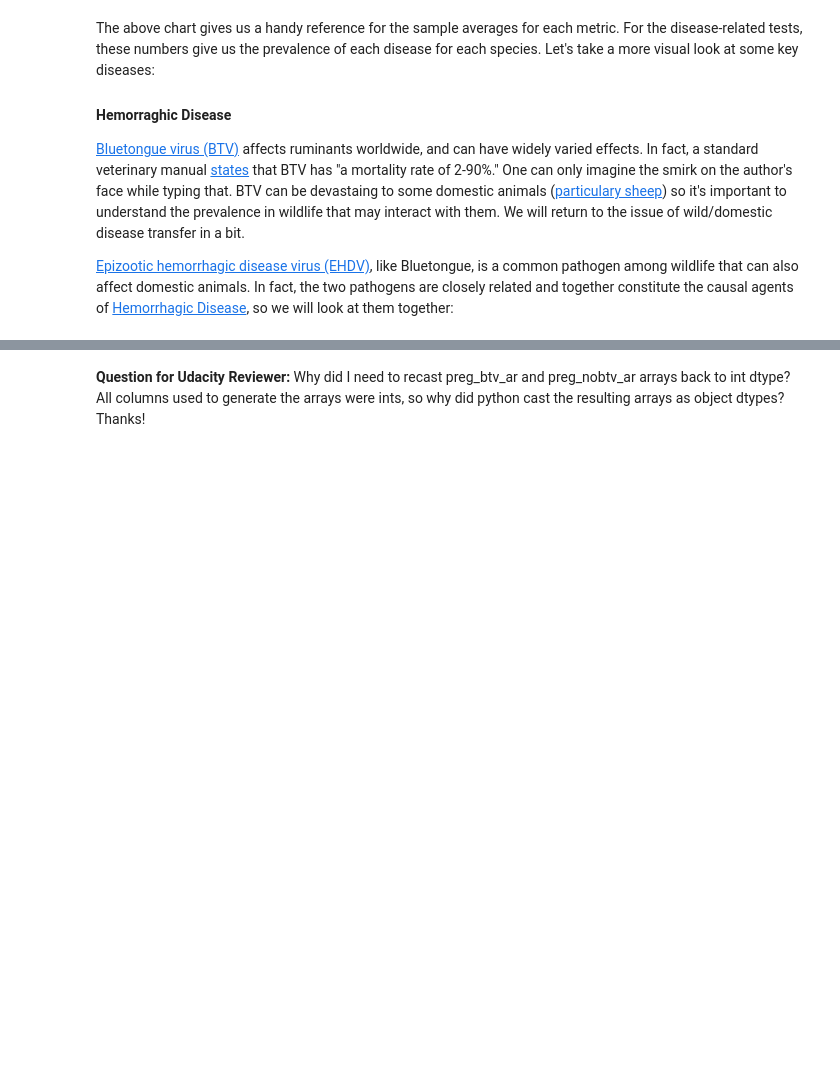
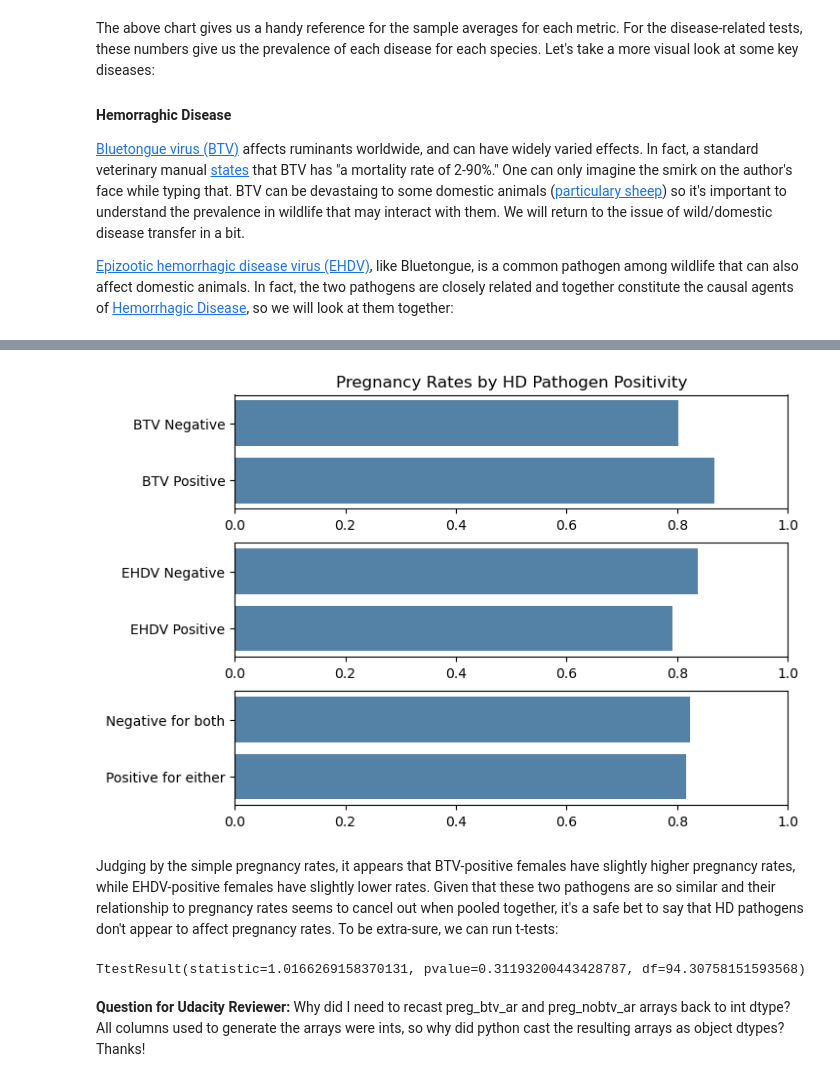
Before and after one commit to epistemetrica/utah_dwr_python, a Jupyter notebook: wildlife_disease.ipynb, the cells around one changed output, grey strips where cells are left out. Drawn from its saved outputs; the diff is of its cells as text; code cells hidden in the pictures; blank space fills up the shorter version.

```diff
--- a/wildlife_disease.ipynb
+++ b/wildlife_disease.ipynb
@@ -482,9 +485,54 @@ A potential issue with bluetongue mentioned by the Utah wildlife vet is an impac
+# %%
+#build df to plot preg rate by BTV status
+btv_preg_df = btv_df[btv_df.female == 1].dropna(subset='preg_result')
+btv_preg_df = btv_preg_df.drop(columns='species')
+btv_preg_plot_df = btv_preg_df.drop(columns='sample_id').groupby('bluetongue_result', as_index=False).mean()
+btv_preg_plot_df
+
+#build df to plot preg rate by ehdv status
+ehdv_preg_df = ehdv_df[ehdv_df.female ==1].dropna(subset='preg_result')
+ehdv_preg_df = ehdv_preg_df.drop(columns='species')
+ehdv_preg_plot_df = ehdv_preg_df.drop(columns='sample_id').groupby('ehdv_result', as_index=False).mean()
+
+#build df to plot preg rates by combined HD status
+hd_preg_df = hd_df[hd_df.female ==1].dropna(subset='preg_result')
+hd_preg_df = hd_preg_df.drop(columns='species')
+hd_preg_plot_df = hd_preg_df.drop(columns='sample_id').groupby('hd_result', as_index=False).mean()
+# %%
+#plot preg rates by positivity
+fig, ax = plt.subplots(nrows=3, ncols=1)
+plt.tight_layout()
+plt.subplots_adjust(hspace=0.3)
+
+p1 = sns.barplot(data=btv_preg_plot_df, x='preg_result', y='bluetongue_result', orient='h', color='steelblue', ax=ax[0]);
+p1.set(ylabel='', xlabel='', title= 'Pregnancy Rates by HD Pathogen Positivity');
+p1.set_yticklabels(['BTV Negative', 'BTV Positive']);
+p1.set_xlim(0,1);
+
+p2 = sns.barplot(data=ehdv_preg_plot_df, x='preg_result', y='ehdv_result', orient='h', color='steelblue', ax=ax[1]);
+p2.set(ylabel='', xlabel='');
+p2.set_yticklabels(['EHDV Negative', 'EHDV Positive']);
+p2.set_xlim(0,1);
+
+p3 = sns.barplot(data=hd_preg_plot_df, x='preg_result', y='hd_result', orient='h', color='steelblue', ax=ax[2]);
+p3.set(ylabel='', xlabel='');
+p3.set_yticklabels(['Negative for both', 'Positive for either']);
+p3.set_xlim(0,1);
+# %% [output]
+[figure, added]
+# %% [markdown]
+Judging by the simple pregnancy rates, it appears that BTV-positive females have slightly higher pregnancy rates, while EHDV-positive females have slightly lower rates. Given that these two pathogens are so similar and their relationship to pregnancy rates seems to cancel out when pooled together, it's a safe bet to say that HD pathogens don't appear to affect pregnancy rates. To be extra-sure, we can run t-tests:
 # %%
+def
+
+
 preg_btv_ar = btv_preg_df.preg_result[btv_preg_df.bluetongue_result == 1].dropna().astype(int)
 preg_nobtv_ar = btv_preg_df.preg_result[btv_preg_df.bluetongue_result == 0].dropna().astype(int)
 
 #t-test
 stats.ttest_ind(preg_btv_ar, preg_nobtv_ar, equal_var=False)
+# %% [output]
+TtestResult(statistic=1.0166269158370131, pvalue=0.31193200443428787, df=94.30758151593568)
 # %% [markdown]
 **Question for Udacity Reviewer:** Why did I need to recast preg_btv_ar and preg_nobtv_ar arrays back to int dtype? All columns used to generate the arrays were ints, so why did python cast the resulting arrays as object dtypes?  Thanks!
 # %% [markdown]
```
Also changed, not shown: parts of 11 cells of this notebook.
